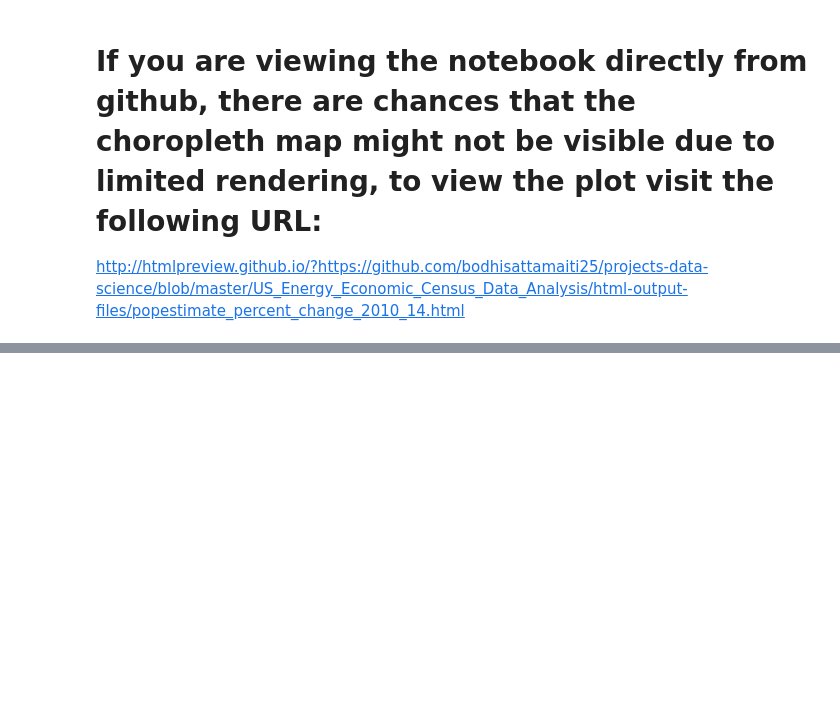
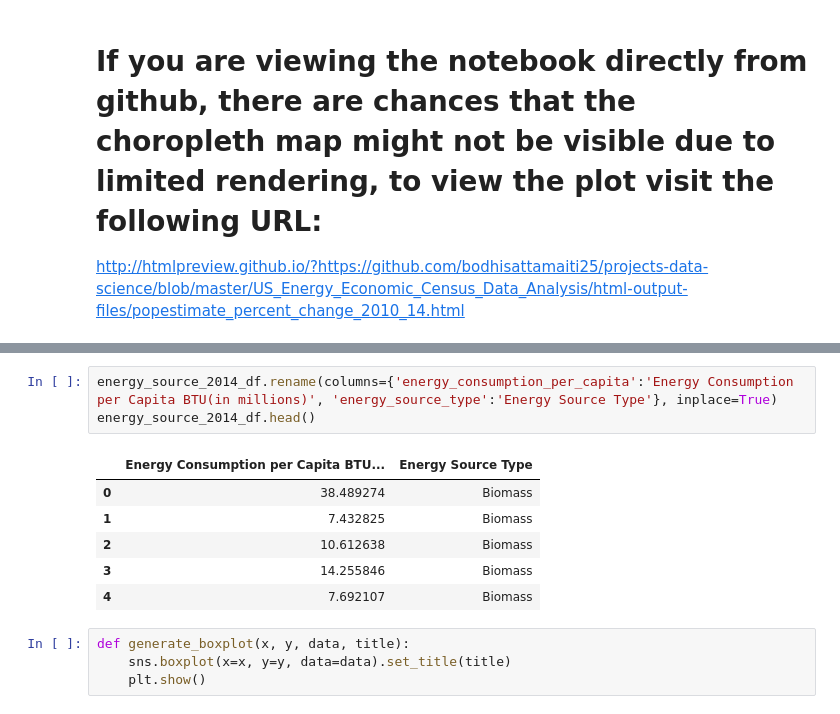
Before and after one commit to bodhisattamaiti25/projects-data-science, a Jupyter notebook: US_Energy_Economic_Census_Data_Analysis/US_Energy_Economic_Census_Data_Analysis.ipynb, the cells around one changed output, grey strips where cells are left out. Drawn from its saved outputs; the diff is of its cells as text; blank space fills up the shorter version.

```diff
--- a/US_Energy_Economic_Census_Data_Analysis/US_Energy_Economic_Census_Data_Analysis.ipynb
+++ b/US_Energy_Economic_Census_Data_Analysis/US_Energy_Economic_Census_Data_Analysis.ipynb
@@ -379,0 +420,14 @@ http://htmlpreview.github.io/?https://github.com/bodhisattamaiti25/projects-data
+# %%
+energy_source_2014_df.rename(columns={'energy_consumption_per_capita':'Energy Consumption per Capita BTU(in millions)', 'energy_source_type':'Energy Source Type'}, inplace=True)
+energy_source_2014_df.head()
+# %% [output]
+|  | Energy Consumption per Capita BTU... | Energy Source Type |
+| 0 | 38.489274 | Biomass |
+| 1 | 7.432825 | Biomass |
+| 2 | 10.612638 | Biomass |
+| 3 | 14.255846 | Biomass |
+| 4 | 7.692107 | Biomass |
+# %%
+def generate_boxplot(x, y, data, title):
+    sns.boxplot(x=x, y=y, data=data).set_title(title)
+    plt.show()
```
Also changed, not shown: parts of 10 cells of this notebook, 2 other files.
